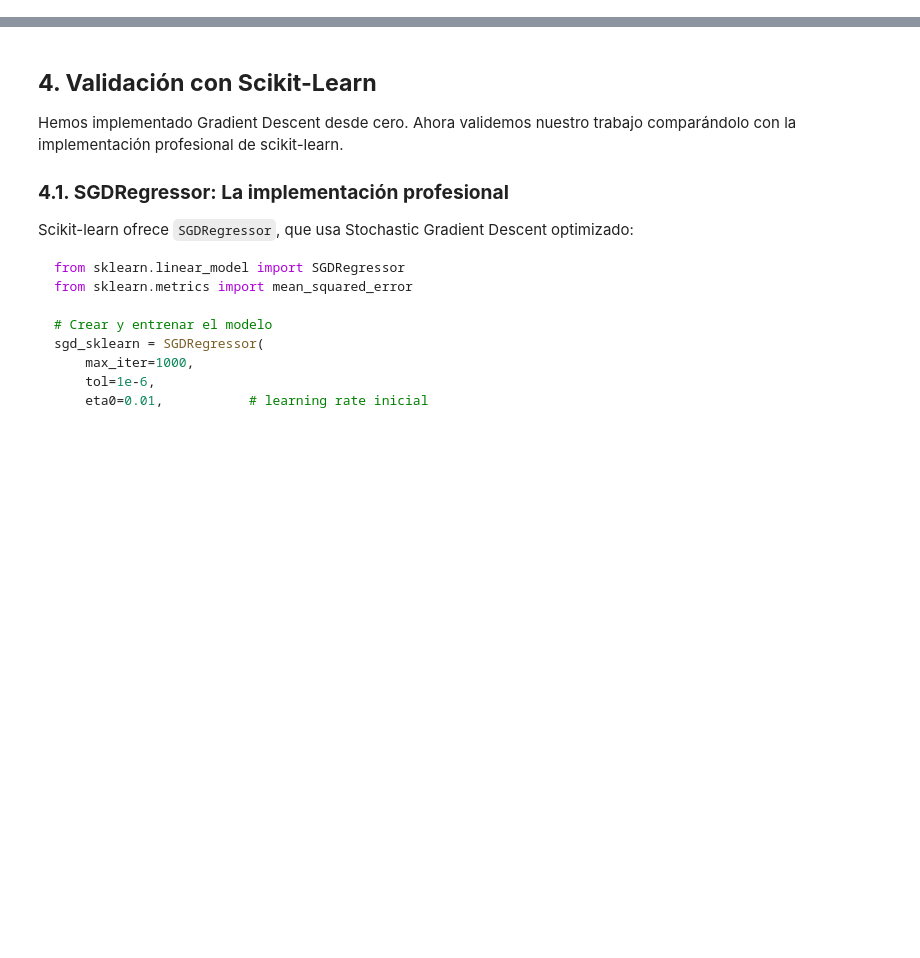
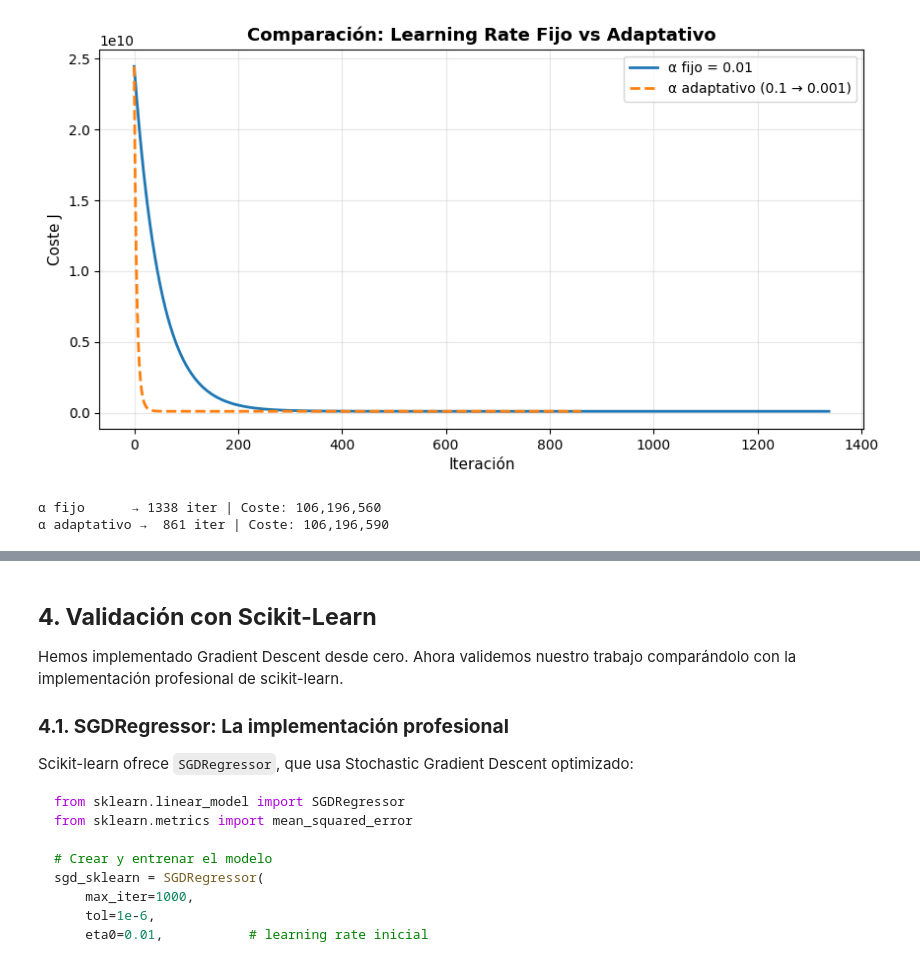
Before and after one commit to financieras/articulos, a Jupyter notebook: gradient_descent_part2_New_Approach.ipynb, the cells around one changed output, grey strips where cells are left out. Cells and saved outputs as stored; diff of their text form; code cells hidden in the pictures; blank space fills up the shorter version.

```diff
--- a/gradient_descent_part2_New_Approach.ipynb
+++ b/gradient_descent_part2_New_Approach.ipynb
@@ -265,0 +166,13 @@ print(f"α adaptativo → Coste final: {hist_decay[-1]:,.0f}")
+# %%
+# Grid search manual (método profesional)
+print("Buscando el mejor learning rate...\n")
+
+for alpha in [0.001, 0.01, 0.1, 0.3, 1.0, 2]:
+    w, history = gradient_descent(X_b, precio, alpha=alpha, n_iter=1000)
+
+    if len(history) < 1000 and history[-1] < history[0] * 0.5:
+        print(f"✓ α = {alpha:5.3f} → Converge en {len(history):4d} iter | VIABLE")
+    elif history[-1] > history[0]:
+        print(f"✗ α = {alpha:5.3f} → DIVERGE | DESCARTADO")
+    else:
+        print(f"⚠ α = {alpha:5.3f} → Muy lento (+{len(history)} iter) | MEJORABLE")
@@ -265,0 +203,44 @@ print(f"α adaptativo → Coste final: {hist_decay[-1]:,.0f}")
+# %%
+def gradient_descent_decay(X_b, y, alpha_init=0.1, n_iter=1000, decay_rate=0.99):
+    """GD con learning rate que decrece exponencialmente"""
+    m = len(y)
+    w = np.zeros(2)
+    cost_history = []
+
+    for i in range(n_iter):
+        alpha = alpha_init * (decay_rate ** i)  # α se reduce cada iteración
+
+        y_pred = X_b @ w
+        error = y_pred - y
+        gradient = (1/m) * X_b.T @ error
+        w = w - alpha * gradient
+
+        cost = (1/(2*m)) * np.sum(error**2)
+        cost_history.append(cost)
+
+        if i > 1 and abs(cost_history[-2] - cost) / cost_history[-2] < 1e-11:
+            break
+
+    return w, cost_history
+
+# Comparar: α fijo vs adaptativo
+w_fixed, hist_fixed = gradient_descent(X_b, precio, alpha=0.01, n_iter=1500)
+w_decay, hist_decay = gradient_descent_decay(X_b, precio, alpha_init=0.1,
+                                              n_iter=1500, decay_rate=0.99)
+
+plt.figure(figsize=(10, 5))
+plt.plot(hist_fixed, label='α fijo = 0.01', linewidth=2)
+plt.plot(hist_decay, label='α adaptativo (0.1 → 0.001)', linewidth=2, linestyle='--')
+plt.xlabel('Iteración', fontsize=11)
+plt.ylabel('Coste J', fontsize=11)
+plt.title('Comparación: Learning Rate Fijo vs Adaptativo', fontsize=13, fontweight='bold')
+plt.legend()
+plt.grid(alpha=0.3)
+plt.show()
+
+print(f"α fijo      → {len(hist_fixed):4d} iter | Coste: {hist_fixed[-1]:,.0f}")
+print(f"α adaptativo → {len(hist_decay):4d} iter | Coste: {hist_decay[-1]:,.0f}")
+# %% [output]
+[figure, added]
+α fijo      → 1338 iter | Coste: 106,196,560
+α adaptativo →  861 iter | Coste: 106,196,590
```
Also changed, not shown: parts of 17 cells of this notebook.
